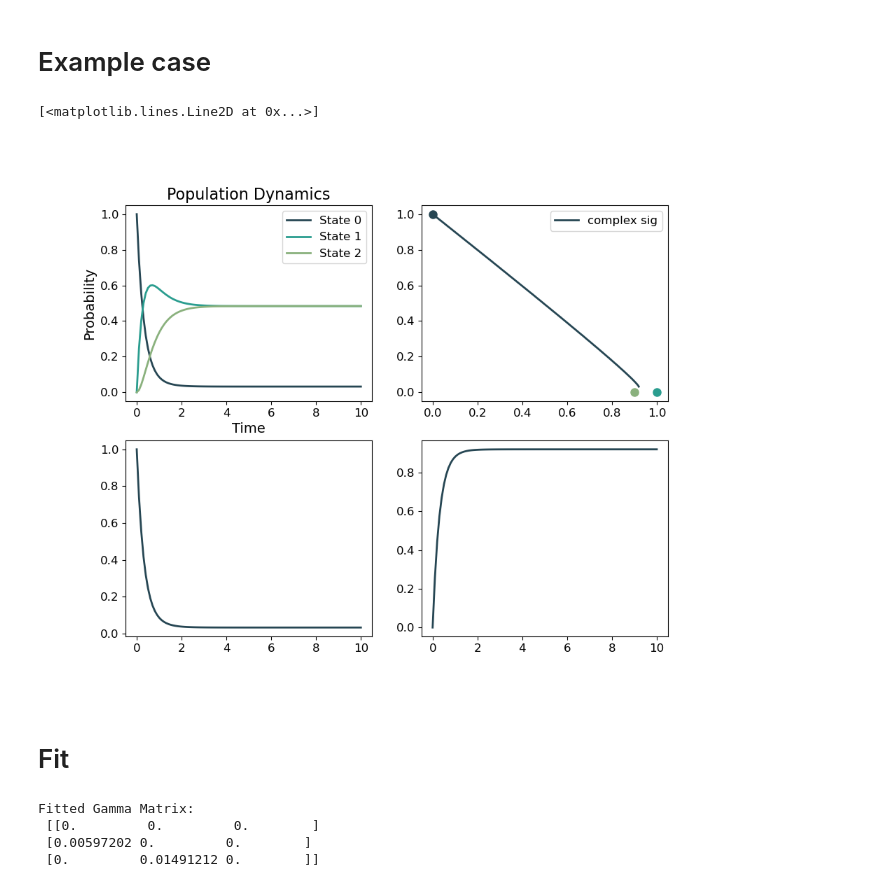
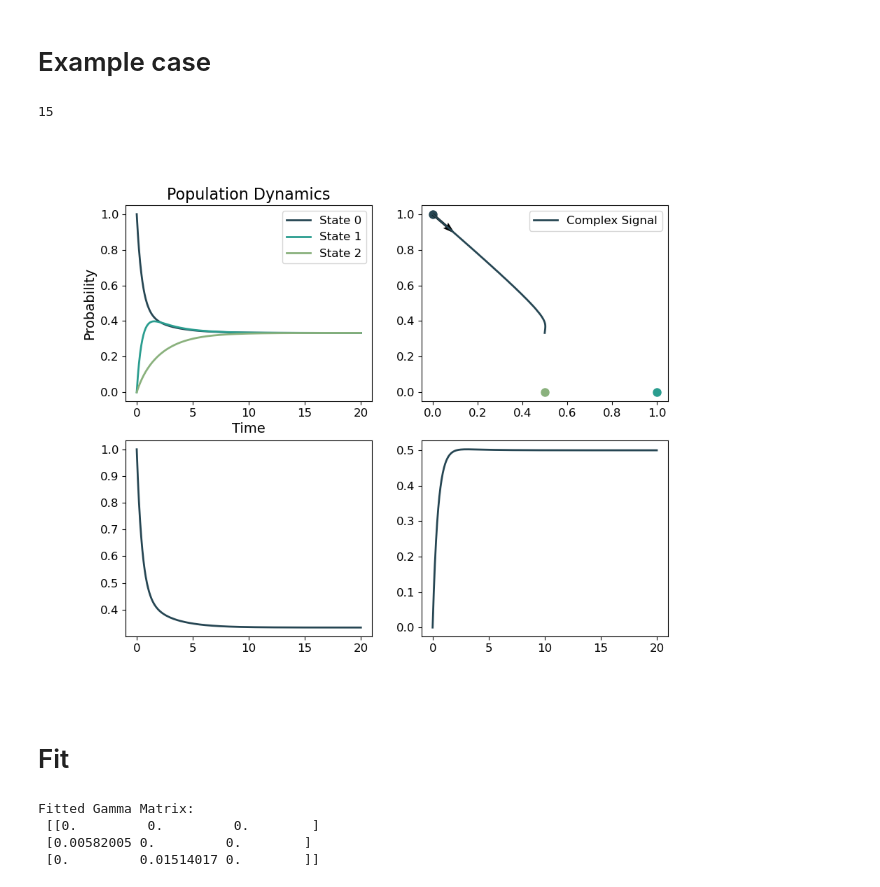
Before and after one commit to QCoherence/Fluxonium_qutrit, a Jupyter notebook: Qutrit_decay.ipynb, the cells around one changed output. Saved outputs shown, nothing was run; the diff lists cells and outputs as text; code cells hidden in the pictures.

```diff
--- a/Qutrit_decay.ipynb
+++ b/Qutrit_decay.ipynb
@@ -45,6 +47,19 @@ $$IQ(t) = \sum \limits_{i = 0, 1, 2} P_i(t) \times C_i  $$
 
 With $C_i$ is the center of the IQ blob of the state $i$.
 # %%
+def on_click(event):
+    # This function is called whenever a click is detected
+    if event.inaxes is not None:  # Check if the click was on a subplot
+        print('x=%d, y=%d, xdata=%f, ydata=%f' % (event.x, event.y, event.xdata, event.ydata))
+        # Optionally, you can add an annotation at the click location
+        ax = event.inaxes
+        pyperclip.copy(str(event.xdata) + ", "+ str( event.ydata))
+        # ax.annotate('(%0.2f, %0.2f)' % (event.xdata, event.ydata),
+        #             (event.xdata, event.ydata), textcoords="offset points", xytext=(-15,10),
+        #             ha='center', color='red')
+        plt.draw()  # Redraw the plot to show annotation
+
+
 def rate_equations(p, t, Gammas):
     """
     Differential equations for the system state probabilities.
@@ -155,45 +170,64 @@ else:
 # Example usage:
 # Define transition rates and initial state for a system with N=2 (3 states)
 
-gamma = np.array([[0,   3,  0 ],
-                  [0.2, 0,  1 ],
-                  [0,   1,  0 ]])
+gamma = np.array([[0,  1,  0.2 ],
+                  [1, 0,  0.1 ],
+                  [0.2,   0.1,  0 ]])
 
 p0 = [1, 0, 0]  # Starting in state 0
 
-centres = [complex(1, 0), complex(0, 1), complex(0, 0.9)]  # Example centers
+centres = [complex(1, 0), complex(0, 1), complex(0, 0.5)]  # Example centers
 
-times = np.linspace(0, 10, 100)
+times = np.linspace(0, 20, 200)
 
 # Solve the population dynamics
 
 p = solve_population_dynamics(gamma, p0, times)
 
 fig, (axs1, axs2) = plt.subplots(2, 2, figsize=(10, 8))
 
 # Plotting the results
 axs1[0].plot(times, p[:,0], label='State 0')
 axs1[0].plot(times, p[:,1], label='State 1')
 axs1[0].plot(times, p[:,2], label='State 2')
 axs1[0].set_xlabel('Time')
 axs1[0].set_ylabel('Probability')
 axs1[0].set_title('Population Dynamics')
 axs1[0].legend()
 
-axs1[1].plot(np.imag(population_to_signal(p.T, centres)),np.real(population_to_signal(p.T, centres)), label='complex sig')
+#axs1[1].plot(np.imag(population_to_signal(p.T, centres)),np.real(population_to_signal(p.T, centres)), label='complex sig')
+iq_signals = (population_to_signal(p.T, centres))
+# Real and Imaginary parts for plotting
+real_part = np.real(iq_signals)
+imag_part = np.imag(iq_signals)
 
 axs1[1].scatter(np.imag(centres[0]), np.real(centres[0]))
 axs1[1].scatter(np.imag(centres[1]), np.real(centres[1]))
 axs1[1].scatter(np.imag(centres[2]), np.real(centres[2]))
+
+# Plot the trajectory
+axs1[1].plot(imag_part, real_part, label='Complex Signal')
+
+# Adding arrows using quiver
+# Quiver needs U (dx) and V (dy) components of the arrows
+U = np.diff(imag_part)  # Change in Imaginary part
+V = np.diff(real_part)  # Change in Real part
+
+# We use the starting points of each segment as the base of each arrow
+# Skipping some points to avoid cluttered arrows if necessary
+skip = len(iq_signals)-1 # Skip every 5 points for example
+axs1[1].quiver(imag_part[:-1:skip], real_part[:-1:skip], U[::skip], V[::skip],
+          angles='xy', scale_units='xy', scale=1, width=0.01)
 
 axs1[1].legend()
 
 
 axs2[0].plot(times,np.real(population_to_signal(p.T, centres)), label='Real I')
 axs2[1].plot(times,np.imag(population_to_signal(p.T, centres)), label='Imag Q')
+fig.canvas.mpl_connect('button_press_event', on_click)
 # %% [output]
-[<matplotlib.lines.Line2D at 0x...>]
+15
-[figure, old version]
+[figure, new version]
 # %% [markdown]
 # Fit
 # %%
@@ -249,7 +283,7 @@ bounds = [
 
 times = time_vec_data  # Same times as experiment
 measured_signal = data_T1_paper # Placeholder for actual measured data
-p0 = [0.1, 0.8, 0.1]  # Starting in state 0
+p0 = [0.1, 0.85, 0.05]  # Starting in state 0
 centres = [complex(0.3656, -0.223), complex(0.06, -0.125), complex(0.06, -0.125)]  # Example centers
 
 
@@ -274,8 +308,8 @@ else:
 # %% [output]
 Fitted Gamma Matrix:
  [[0.         0.         0.        ]
- [0.00597202 0.         0.        ]
- [0.         0.01491212 0.        ]]
+ [0.00582005 0.         0.        ]
+ [0.         0.01514017 0.        ]]
 # %%
 fitted_gamma**-1
 # %% [output]
```
Also changed, not shown: parts of 3 cells of this notebook.
